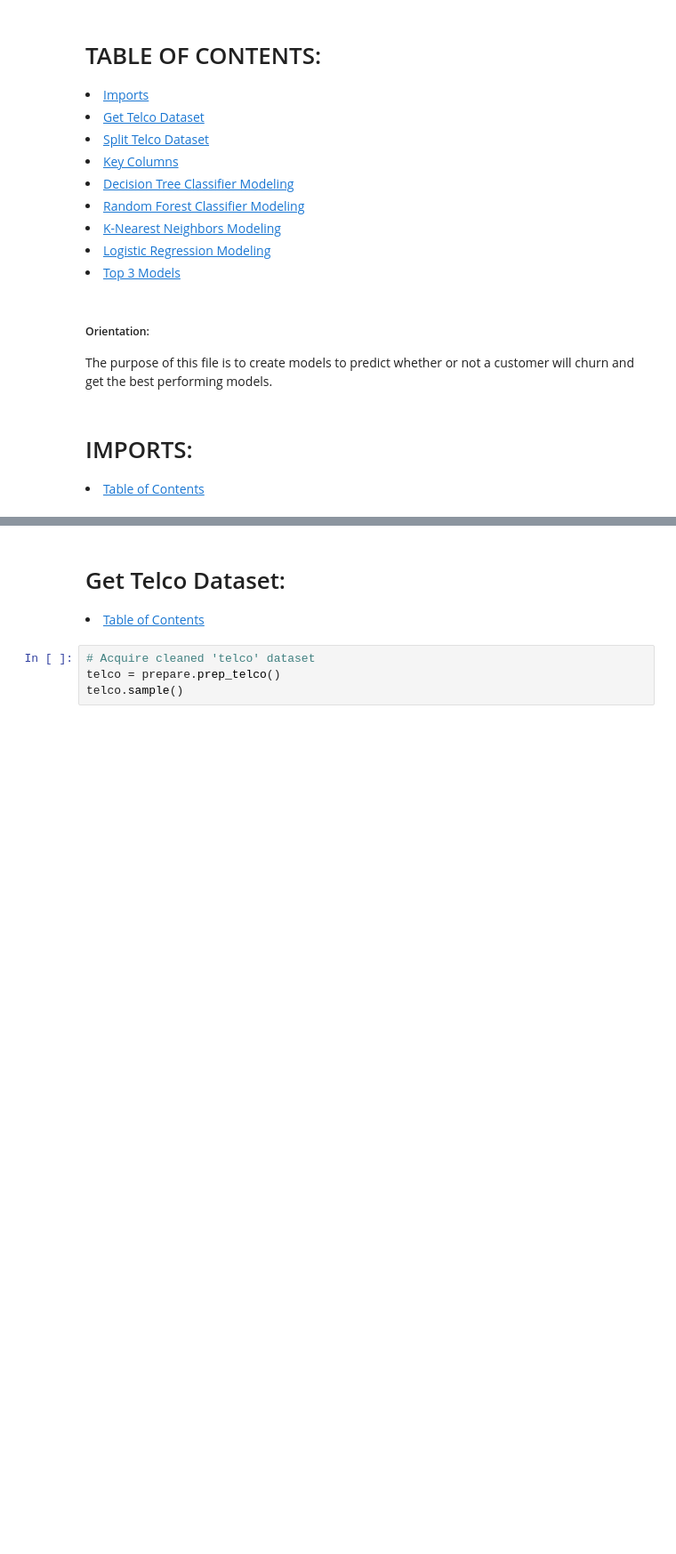
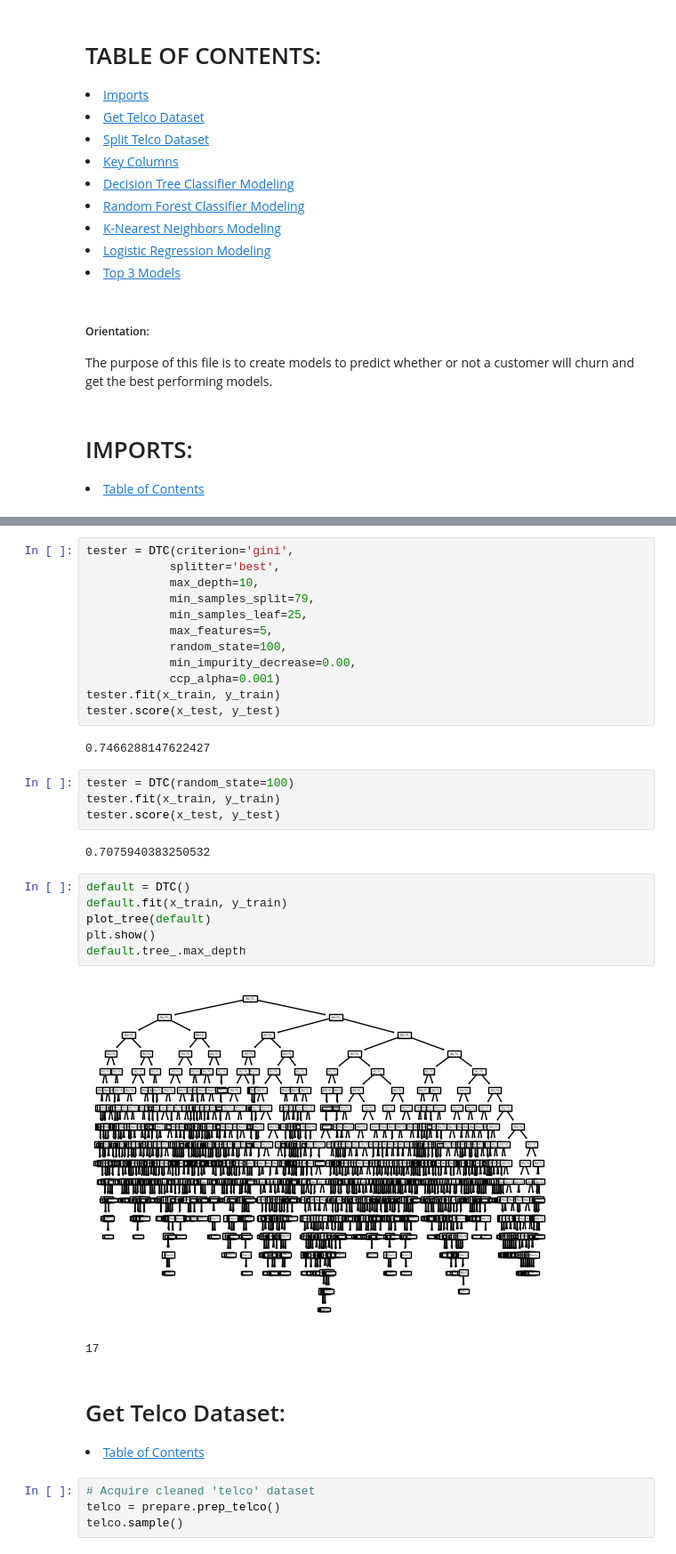
Before and after one commit to Jared-Wood135/telco_project, a Jupyter notebook: modeling.ipynb, the cells around one changed output, grey strips where cells are left out. Shown at 89% size. Drawn from its saved outputs; the diff is of its cells as text; blank space fills up the shorter version.

```diff
--- a/modeling.ipynb
+++ b/modeling.ipynb
@@ -49,3 +51,32 @@ import model
+# %%
+tester = DTC(criterion='gini',
+            splitter='best',
+            max_depth=10,
+            min_samples_split=79,
+            min_samples_leaf=25,
+            max_features=5,
+            random_state=100,
+            min_impurity_decrease=0.00,
+            ccp_alpha=0.001)
+tester.fit(x_train, y_train)
+tester.score(x_test, y_test)
+# %% [output]
+0.7466288147622427
+# %%
+tester = DTC(random_state=100)
+tester.fit(x_train, y_train)
+tester.score(x_test, y_test)
+# %% [output]
+0.7075940383250532
+# %%
+default = DTC()
+default.fit(x_train, y_train)
+plot_tree(default)
+plt.show()
+default.tree_.max_depth
+# %% [output]
+[figure, added]
+17
 # %% [markdown]
 <a id='telco'></a>
 # Get Telco Dataset:
```
Also changed, not shown: parts of 5 cells of this notebook.
